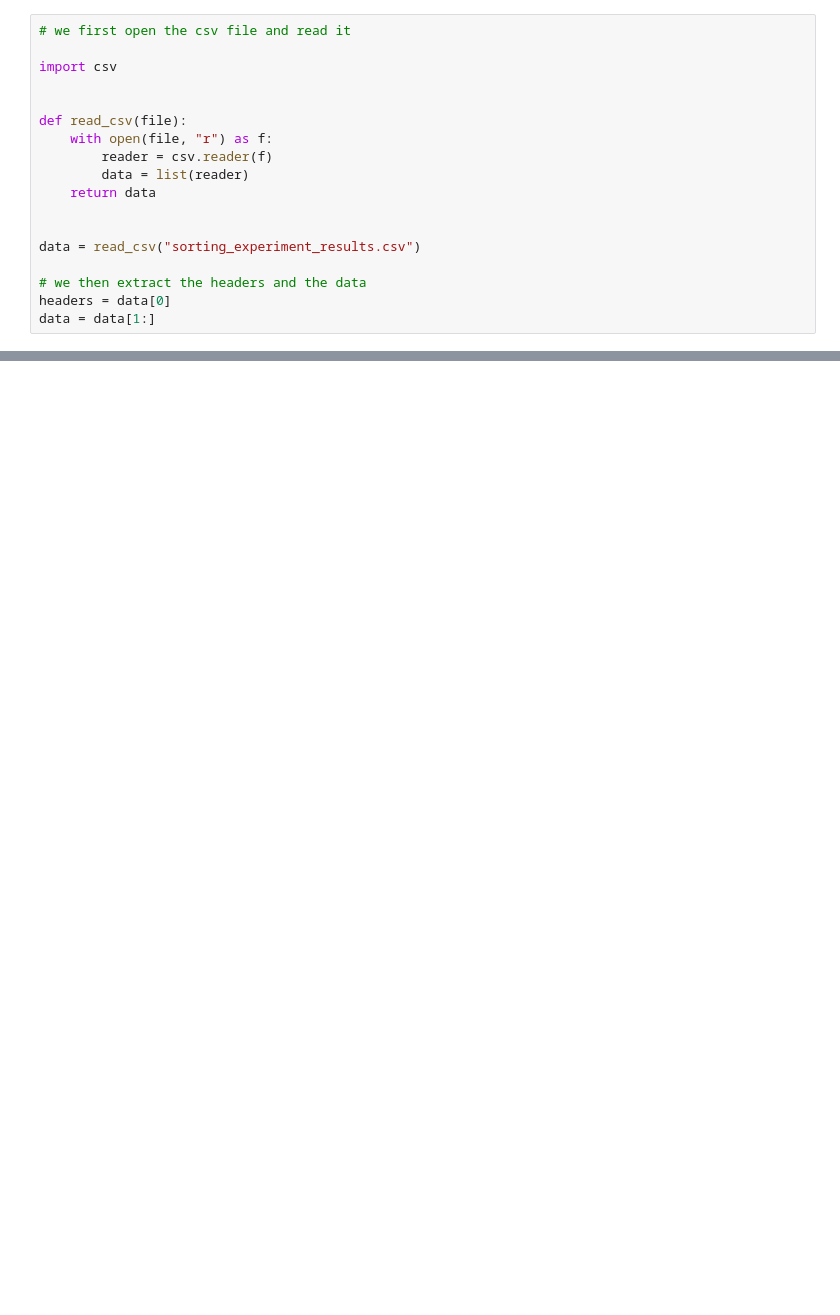
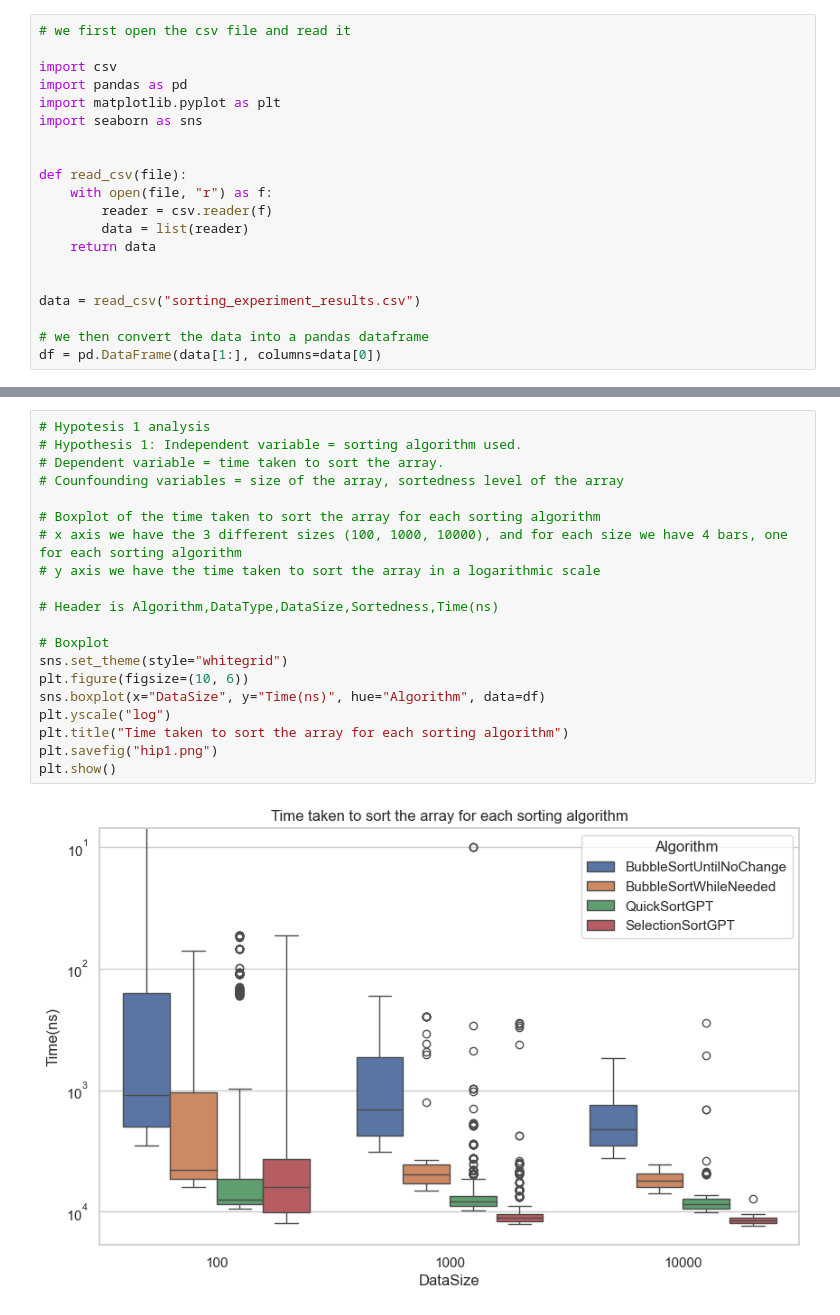
Before and after one commit to costanza1234/USI-Exp-Eval-24, a Jupyter notebook: experiment1/data_analysis/analysis.ipynb, the cells around one changed output, grey strips where cells are left out. Drawn from its saved outputs; the diff is of its cells as text; blank space fills up the shorter version.

```diff
--- a/experiment1/data_analysis/analysis.ipynb
+++ b/experiment1/data_analysis/analysis.ipynb
@@ -2,6 +2,9 @@
 # we first open the csv file and read it
 
 import csv
+import pandas as pd
+import matplotlib.pyplot as plt
+import seaborn as sns
 
 
 def read_csv(file):
@@ -13,6 +16,5 @@ def read_csv(file):
 
 data = read_csv("sorting_experiment_results.csv")
 
-# we then extract the headers and the data
-headers = data[0]
-data = data[1:]
+# we then convert the data into a pandas dataframe
+df = pd.DataFrame(data[1:], columns=data[0])
@@ -26,0 +21,22 @@ ValueError: could not convert string to float: 'Integer'
+# %%
+# Hypotesis 1 analysis
+# Hypothesis 1: Independent variable = sorting algorithm used.
+# Dependent variable = time taken to sort the array.
+# Counfounding variables = size of the array, sortedness level of the array
+
+# Boxplot of the time taken to sort the array for each sorting algorithm
+# x axis we have the 3 different sizes (100, 1000, 10000), and for each size we have 4 bars, one for each sorting algorithm
+# y axis we have the time taken to sort the array in a logarithmic scale
+
+# Header is Algorithm,DataType,DataSize,Sortedness,Time(ns)
+
+# Boxplot
+sns.set_theme(style="whitegrid")
+plt.figure(figsize=(10, 6))
+sns.boxplot(x="DataSize", y="Time(ns)", hue="Algorithm", data=df)
+plt.yscale("log")
+plt.title("Time taken to sort the array for each sorting algorithm")
+plt.savefig("hip1.png")
+plt.show()
+# %% [output]
+[figure, added]
```
Also changed, not shown: parts of 4 cells of this notebook, 4 other files.
